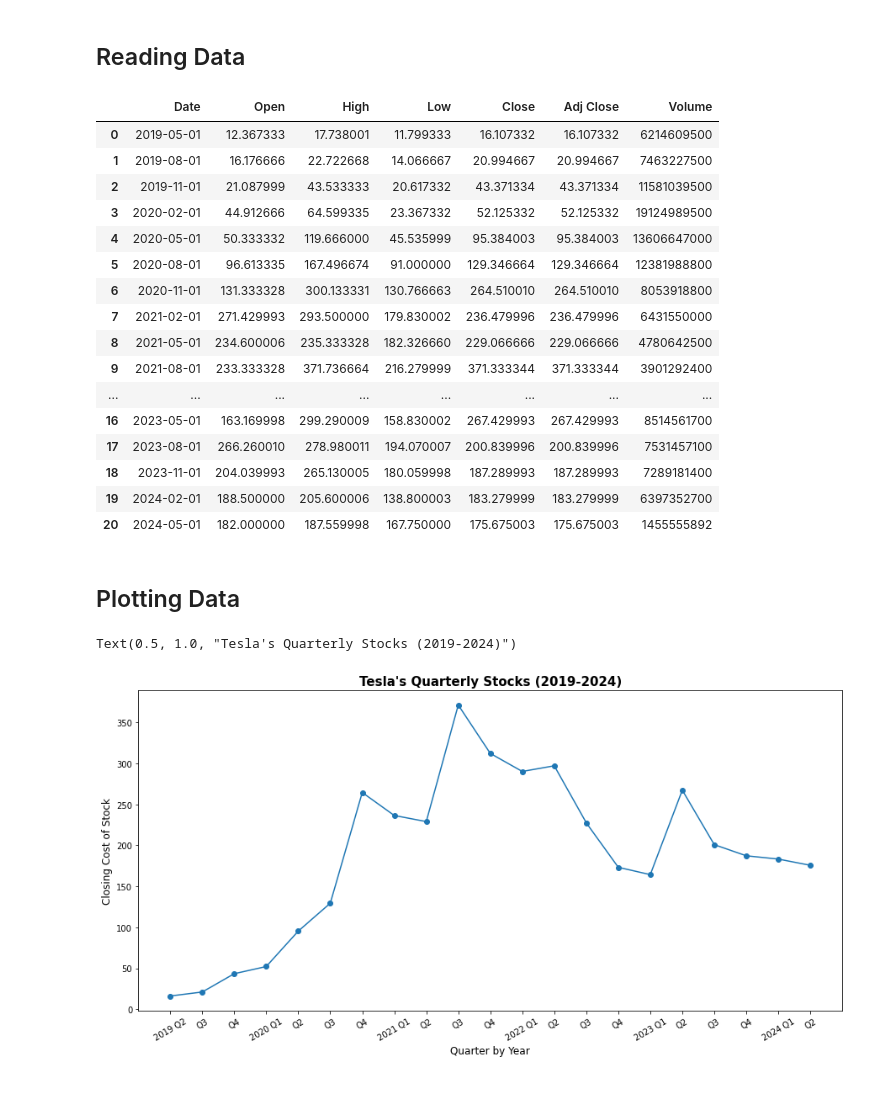
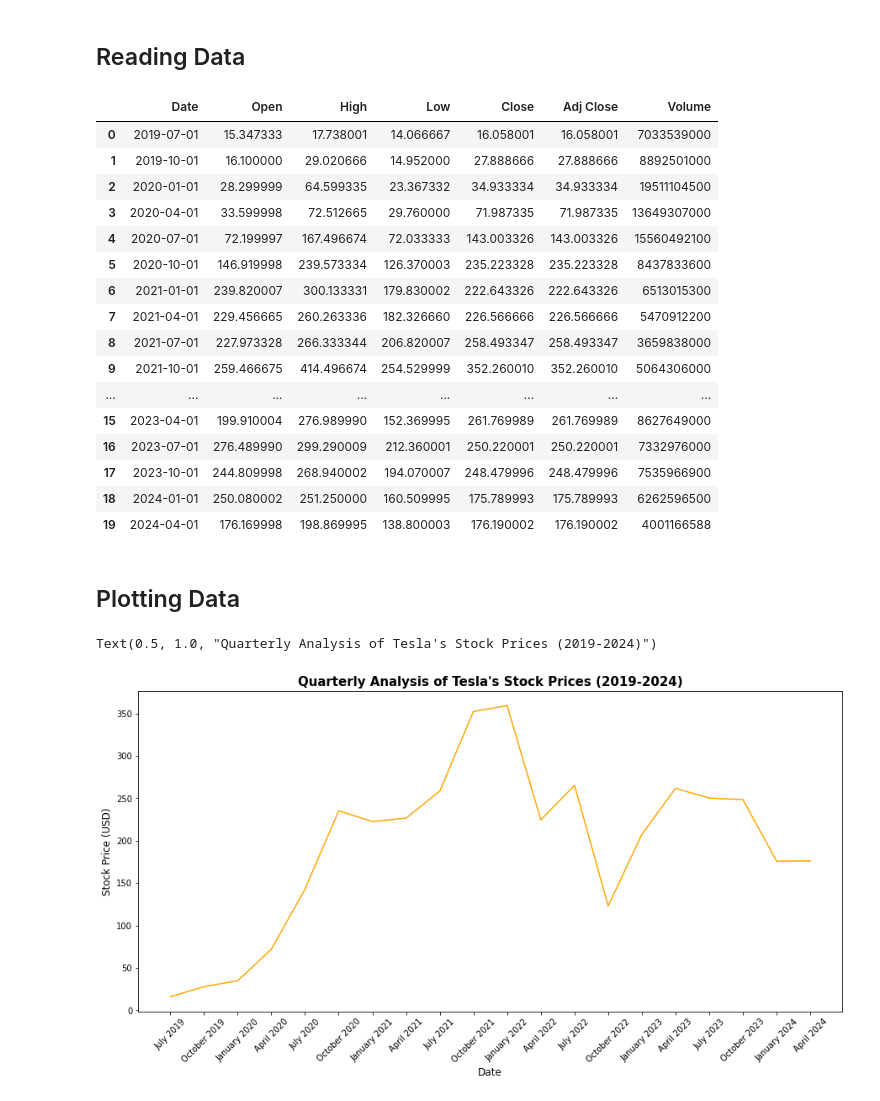
Before and after one commit to sheyaa/TSLA_Finance_ML, a Jupyter notebook: TSLA_time_series.ipynb, the cells around one changed output. Saved outputs shown, nothing was run; the diff lists cells and outputs as text; code cells hidden in the pictures.

Commit message:
Updated Plot
I removed the quarters and added the month and year. I also fixed the axis labels and title

```diff
--- a/TSLA_time_series.ipynb
+++ b/TSLA_time_series.ipynb
@@ -9,23 +9,23 @@ import matplotlib.pyplot as plt
 # %% [markdown]
 ## Reading Data
 # %%
-tsla = pd.read_csv('TSLA_5y_3mo.csv')
+tsla = pd.read_csv('TSLA_Quarterly_Report.csv')
 tsla
 # %% [output]
 |  | Date | Open | High | Low | Close | Adj Close | Volume |
-| 0 | 2019-05-01 | 12.367333 | 17.738001 | 11.799333 | 16.107332 | 16.107332 | 6214609500 |
-| 1 | 2019-08-01 | 16.176666 | 22.722668 | 14.066667 | 20.994667 | 20.994667 | 7463227500 |
-| 2 | 2019-11-01 | 21.087999 | 43.533333 | 20.617332 | 43.371334 | 43.371334 | 11581039500 |
-| 3 | 2020-02-01 | 44.912666 | 64.599335 | 23.367332 | 52.125332 | 52.125332 | 19124989500 |
-| 4 | 2020-05-01 | 50.333332 | 119.666000 | 45.535999 | 95.384003 | 95.384003 | 13606647000 |
-| 5 | 2020-08-01 | 96.613335 | 167.496674 | 91.000000 | 129.346664 | 129.346664 | 12381988800 |
-| 6 | 2020-11-01 | 131.333328 | 300.133331 | 130.766663 | 264.510010 | 264.510010 | 8053918800 |
-| 7 | 2021-02-01 | 271.429993 | 293.500000 | 179.830002 | 236.479996 | 236.479996 | 6431550000 |
-| 8 | 2021-05-01 | 234.600006 | 235.333328 | 182.326660 | 229.066666 | 229.066666 | 4780642500 |
-| 9 | 2021-08-01 | 233.333328 | 371.736664 | 216.279999 | 371.333344 | 371.333344 | 3901292400 |
+| 0 | 2019-07-01 | 15.347333 | 17.738001 | 14.066667 | 16.058001 | 16.058001 | 7033539000 |
+| 1 | 2019-10-01 | 16.100000 | 29.020666 | 14.952000 | 27.888666 | 27.888666 | 8892501000 |
+| 2 | 2020-01-01 | 28.299999 | 64.599335 | 23.367332 | 34.933334 | 34.933334 | 19511104500 |
+| 3 | 2020-04-01 | 33.599998 | 72.512665 | 29.760000 | 71.987335 | 71.987335 | 13649307000 |
+| 4 | 2020-07-01 | 72.199997 | 167.496674 | 72.033333 | 143.003326 | 143.003326 | 15560492100 |
+| 5 | 2020-10-01 | 146.919998 | 239.573334 | 126.370003 | 235.223328 | 235.223328 | 8437833600 |
+| 6 | 2021-01-01 | 239.820007 | 300.133331 | 179.830002 | 222.643326 | 222.643326 | 6513015300 |
+| 7 | 2021-04-01 | 229.456665 | 260.263336 | 182.326660 | 226.566666 | 226.566666 | 5470912200 |
+| 8 | 2021-07-01 | 227.973328 | 266.333344 | 206.820007 | 258.493347 | 258.493347 | 3659838000 |
+| 9 | 2021-10-01 | 259.466675 | 414.496674 | 254.529999 | 352.260010 | 352.260010 | 5064306000 |
 | ... | ... | ... | ... | ... | ... | ... | ... |
-| 16 | 2023-05-01 | 163.169998 | 299.290009 | 158.830002 | 267.429993 | 267.429993 | 8514561700 |
-| 17 | 2023-08-01 | 266.260010 | 278.980011 | 194.070007 | 200.839996 | 200.839996 | 7531457100 |
-| 18 | 2023-11-01 | 204.039993 | 265.130005 | 180.059998 | 187.289993 | 187.289993 | 7289181400 |
-| 19 | 2024-02-01 | 188.500000 | 205.600006 | 138.800003 | 183.279999 | 183.279999 | 6397352700 |
-| 20 | 2024-05-01 | 182.000000 | 187.559998 | 167.750000 | 175.675003 | 175.675003 | 1455555892 |
+| 15 | 2023-04-01 | 199.910004 | 276.989990 | 152.369995 | 261.769989 | 261.769989 | 8627649000 |
+| 16 | 2023-07-01 | 276.489990 | 299.290009 | 212.360001 | 250.220001 | 250.220001 | 7332976000 |
+| 17 | 2023-10-01 | 244.809998 | 268.940002 | 194.070007 | 248.479996 | 248.479996 | 7535966900 |
+| 18 | 2024-01-01 | 250.080002 | 251.250000 | 160.509995 | 175.789993 | 175.789993 | 6262596500 |
+| 19 | 2024-04-01 | 176.169998 | 198.869995 | 138.800003 | 176.190002 | 176.190002 | 4001166588 |
@@ -40,2 +31,0 @@ df_quarterly = df.groupby('Quarter').sum().reset_index()
-# %% [markdown]
-## Plotting Data
@@ -42,25 +40,30 @@ df_quarterly = df.groupby('Quarter').sum().reset_index()
+# %% [markdown]
+## Plotting Data
 # %%
 # Creating custom x-axis labels
 df_quarterly['Year'] = df_quarterly['Quarter'].dt.year
-df_quarterly['Q'] = df_quarterly['Quarter'].dt.quarter
-
+df['MonthYear'] = df['Date'].dt.strftime('%B %Y')
+#df_quarterly['Q'] = df_quarterly['Quarter'].dt.quarter
+'''
 # Display year starting Q1
 year_starts = df_quarterly['Year'].diff().fillna(1).astype(bool)
 labels = np.where(year_starts, df_quarterly['Year'].astype(str) + ' Q' + df_quarterly['Q'].astype(str), 'Q' + df_quarterly['Q'].astype(str))
-
+'''
 # Plot the figure
 plt.figure(figsize=(15, 7))
-plt.plot(df_quarterly['Quarter'].astype(str), df_quarterly['Close'], marker='o')
+plt.plot(df['MonthYear'], df['Close'], color='orange')
+#plt.plot(df_quarterly['Quarter'].astype(str), df_quarterly['Close'], marker='o')
 
 # Label fonts
 label_font = {'weight': 'normal', 'size': 12}
 title_font = {'weight': 'bold', 'size': 15}
 
 # Label names
-plt.xticks(ticks=range(len(labels)), labels=labels, rotation=30)
-plt.xlabel('Quarter by Year', fontdict= label_font)
-plt.ylabel('Closing Cost of Stock', fontdict= label_font)
-plt.title('Tesla\'s Quarterly Stocks (2019-2024)', fontdict=title_font)
+#plt.xticks(ticks=range(len(labels)), labels=labels, rotation=30)
+plt.xticks(rotation=45)
+plt.xlabel('Date', fontdict= label_font)
+plt.ylabel('Stock Price (USD)', fontdict= label_font)
+plt.title('Quarterly Analysis of Tesla\'s Stock Prices (2019-2024)', fontdict=title_font)
 # %% [output]
-Text(0.5, 1.0, "Tesla's Quarterly Stocks (2019-2024)")
+Text(0.5, 1.0, "Quarterly Analysis of Tesla's Stock Prices (2019-2024)")
-[figure, old version]
+[figure, new version]
```
Also changed, not shown: parts of 2 cells of this notebook.
